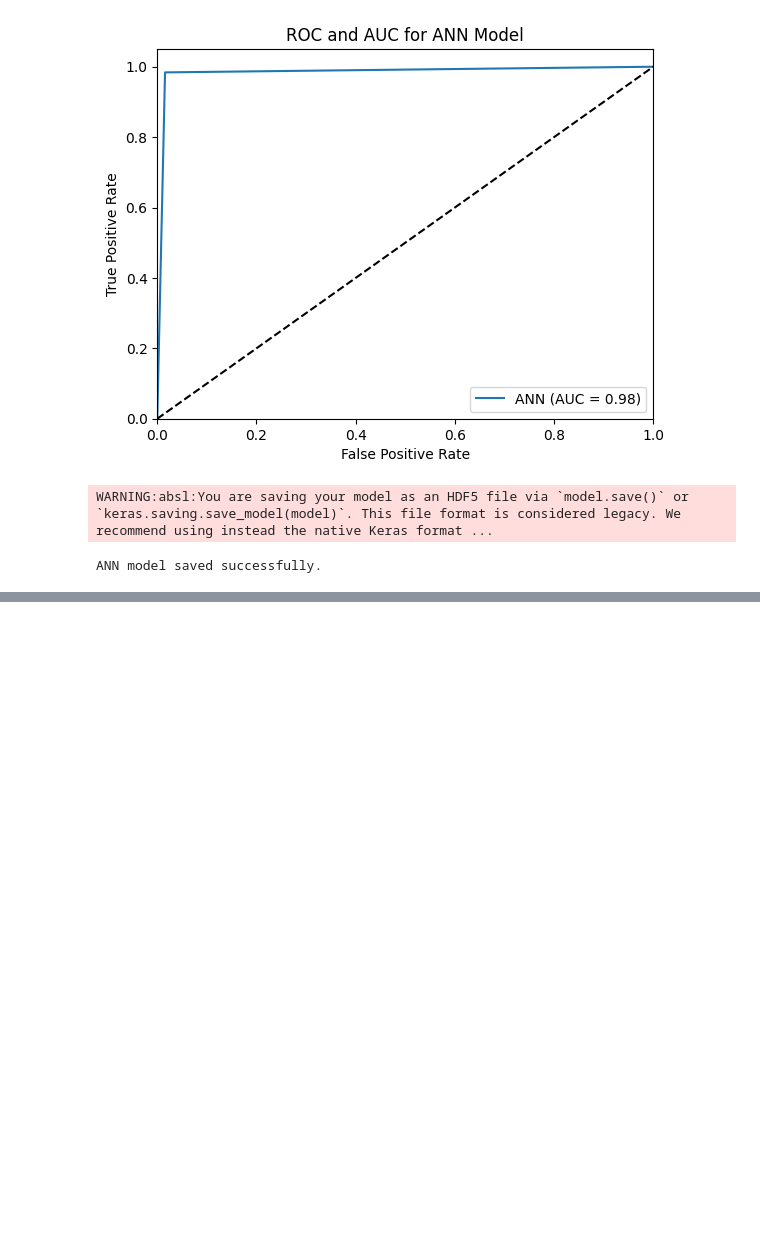
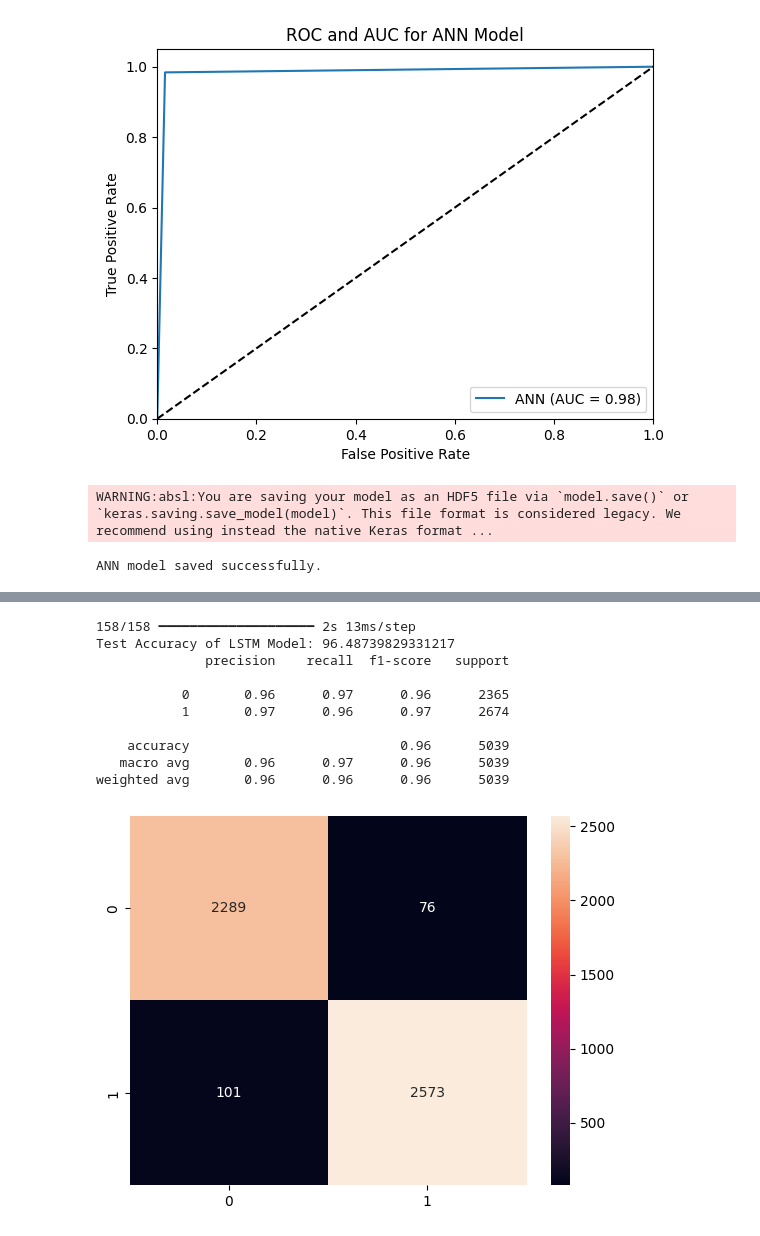
Before and after one commit to parveenxkashyap/netguard-ai, a Jupyter notebook: EnsembleModel_Threat_Detection.ipynb, the cells around one changed output, grey strips where cells are left out. Saved outputs shown, nothing was run; the diff lists cells and outputs as text; code cells hidden in the pictures; blank space fills up the shorter version.

Commit message:
feat: implement ensemble threat detection model - LSTM)

```diff
--- a/EnsembleModel_Threat_Detection.ipynb
+++ b/EnsembleModel_Threat_Detection.ipynb
@@ -304,0 +307,20 @@ ANN model saved successfully.
+# %%
+# Reshape the input data for LSTM
+X_trainL = np.reshape(X_trainL, (X_trainL.shape[0], X_trainL.shape[1], 1))
+X_valL = np.reshape(X_valL, (X_valL.shape[0], X_valL.shape[1], 1))
+X_testL = np.reshape(X_testL, (X_testL.shape[0], X_testL.shape[1], 1))
+# %%
+# LSTM model
+model_lstm = Sequential([
+    LSTM(units=256, return_sequences=True, input_shape=(X_trainL.shape[1], X_trainL.shape[2])),
+    Dropout(0.2),
+    LSTM(units=128, return_sequences=True),
+    Dropout(0.2),
+    LSTM(units=64),
+    Dropout(0.2),
+    Dense(1, activation='sigmoid')
+])
+# %%
+#training and compilation
+model_lstm.compile(optimizer='adam', loss='binary_crossentropy', metrics=['accuracy'])
+history_lstm=model_lstm.fit(X_trainL, y_trainL, epochs= 10, batch_size=128, validation_data=(X_valL, y_valL))
@@ -304,0 +348,22 @@ ANN model saved successfully.
+# %%
+#Classification Report and Confusion  Matrix
+y_pred_lstm=model_lstm.predict(X_testL)
+y_pred_lstm=(y_pred_lstm> 0.5)
+accuracy_lstm=accuracy_score(y_testL, y_pred_lstm)
+print("Test Accuracy of LSTM Model:", accuracy_lstm * 100)
+print(classification_report(y_testL, y_pred_lstm))
+cm_lstm= confusion_matrix(y_testL, y_pred_lstm)
+sns.heatmap(cm_lstm, annot= True, fmt="d")
+plt.show()
+# %% [output]
+158/158 ━━━━━━━━━━━━━━━━━━━━ 2s 13ms/step
+Test Accuracy of LSTM Model: 96.48739829331217
+              precision    recall  f1-score   support
+
+           0       0.96      0.97      0.96      2365
+           1       0.97      0.96      0.97      2674
+
+    accuracy                           0.96      5039
+   macro avg       0.96      0.97      0.96      5039
+weighted avg       0.96      0.96      0.96      5039
+[figure, added]
```
Also changed, not shown: parts of 4 cells of this notebook.
